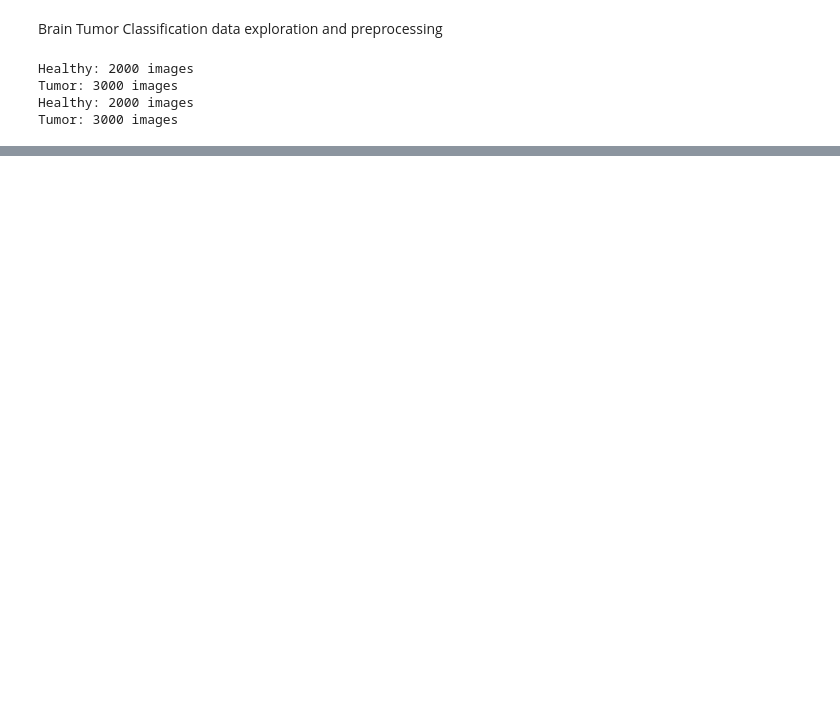
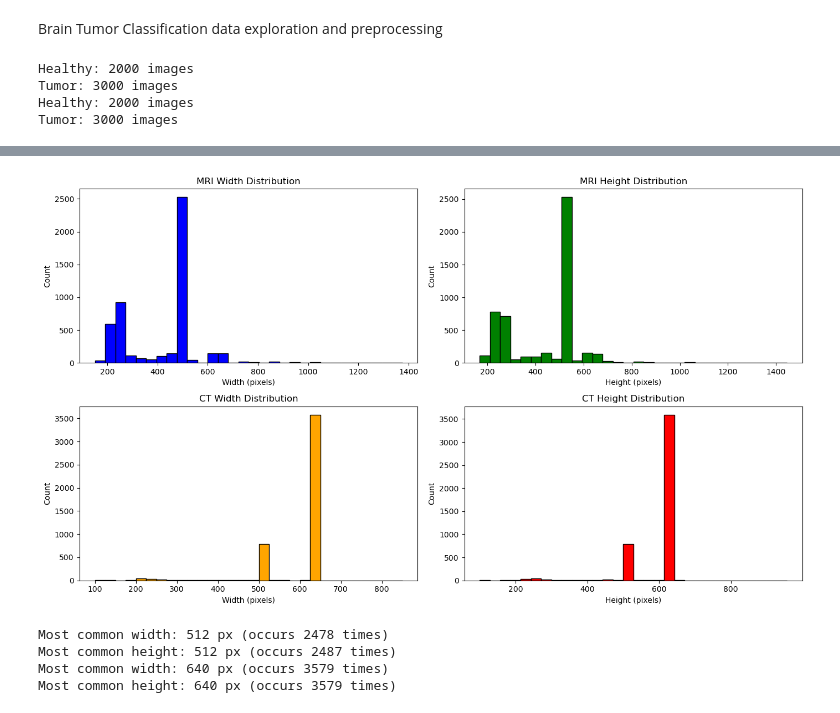
Before and after one commit to Safwanny/Brain-Tumor-Classification, a Jupyter notebook: Brain_tumor_Data_explore.ipynb, the cells around one changed output, grey strips where cells are left out. Cells and saved outputs as stored; diff of their text form; code cells hidden in the pictures; blank space fills up the shorter version.

```diff
--- a/Brain_tumor_Data_explore.ipynb
+++ b/Brain_tumor_Data_explore.ipynb
@@ -101,0 +100,79 @@ Mode: RGB
+# %%
+mri_widths, mri_heights = [], []
+ct_widths, ct_heights = [], []
+
+for modality_name, DIR in base_dirs:
+    for label in categories:
+        folder_path = os.path.join(DIR, label)
+        for filename in os.listdir(folder_path):
+            if filename.lower().endswith(('.png', '.jpg', '.jpeg')):
+                try:
+                    img_path = os.path.join(folder_path, filename)
+                    img = Image.open(img_path)
+                    w, h = img.size
+                    if modality_name == "MRI":
+                        mri_widths.append(w)
+                        mri_heights.append(h)
+                    else:
+                        ct_widths.append(w)
+                        ct_heights.append(h)
+                except:
+                    continue
+
+# Plot histograms
+plt.figure(figsize=(14, 8))
+
+plt.subplot(2, 2, 1)
+plt.hist(mri_widths, bins=30, color='blue', edgecolor='black')
+plt.title("MRI Width Distribution")
+plt.xlabel("Width (pixels)")
+plt.ylabel("Count")
+
+plt.subplot(2, 2, 2)
+plt.hist(mri_heights, bins=30, color='green', edgecolor='black')
+plt.title("MRI Height Distribution")
+plt.xlabel("Height (pixels)")
+plt.ylabel("Count")
+
+plt.subplot(2, 2, 3)
+plt.hist(ct_widths, bins=30, color='orange', edgecolor='black')
+plt.title("CT Width Distribution")
+plt.xlabel("Width (pixels)")
+plt.ylabel("Count")
+
+plt.subplot(2, 2, 4)
+plt.hist(ct_heights, bins=30, color='red', edgecolor='black')
+plt.title("CT Height Distribution")
+plt.xlabel("Height (pixels)")
+plt.ylabel("Count")
+
+plt.tight_layout()
+plt.show()
+# %% [output]
+[figure, added]
+# %%
+from collections import Counter
+
+# from the earlier code that loops through the images
+
+# Count occurrences
+mri_width_counts = Counter(mri_widths)
+mri_height_counts = Counter(mri_heights)
+ct_width_counts = Counter(ct_widths)
+ct_height_counts = Counter(ct_heights)
+
+# Most common width and height
+mri_most_common_width, mri_width_freq = mri_width_counts.most_common(1)[0]
+mri_most_common_height, mri_height_freq = mri_height_counts.most_common(1)[0]
+ct_most_common_width, ct_width_freq = ct_width_counts.most_common(1)[0]
+ct_most_common_height, ct_height_freq = ct_height_counts.most_common(1)[0]
+
+print(f"Most common width: {mri_most_common_width} px (occurs {mri_width_freq} times)")
+print(f"Most common height: {mri_most_common_height} px (occurs {mri_height_freq} times)")
+print(f"Most common width: {ct_most_common_width} px (occurs {ct_width_freq} times)")
+print(f"Most common height: {ct_most_common_height} px (occurs {ct_height_freq} times)")
+# %% [output]
+Most common width: 512 px (occurs 2478 times)
+Most common height: 512 px (occurs 2487 times)
+Most common width: 640 px (occurs 3579 times)
+Most common height: 640 px (occurs 3579 times)
```
Also changed, not shown: parts of 6 cells of this notebook.
